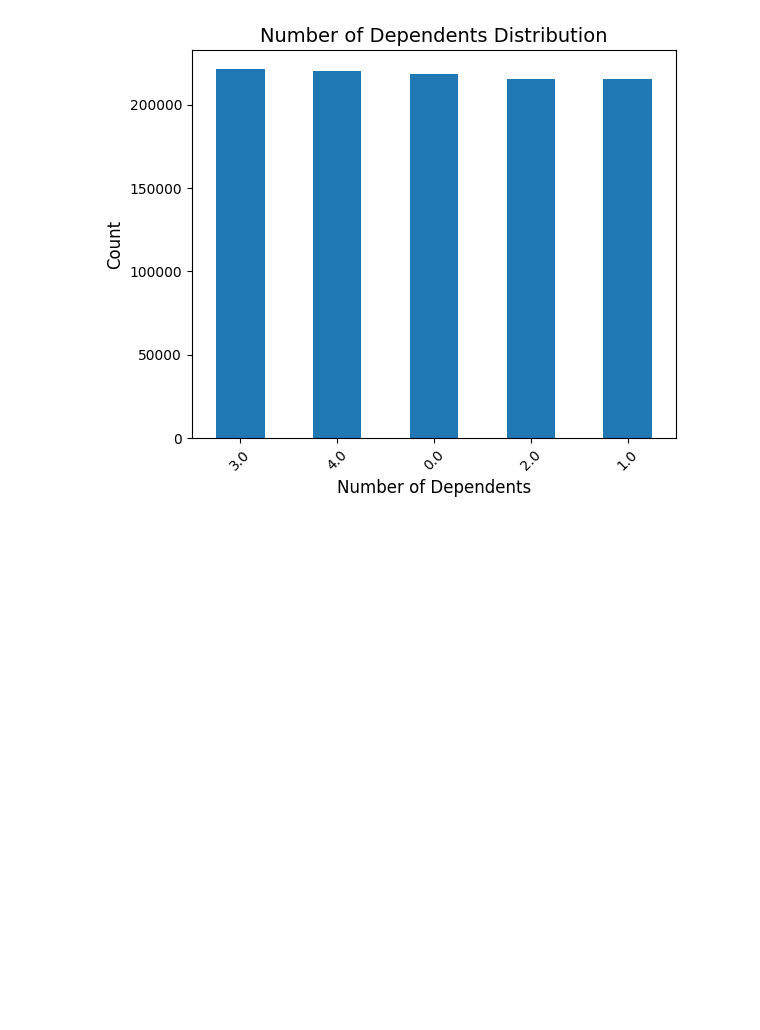
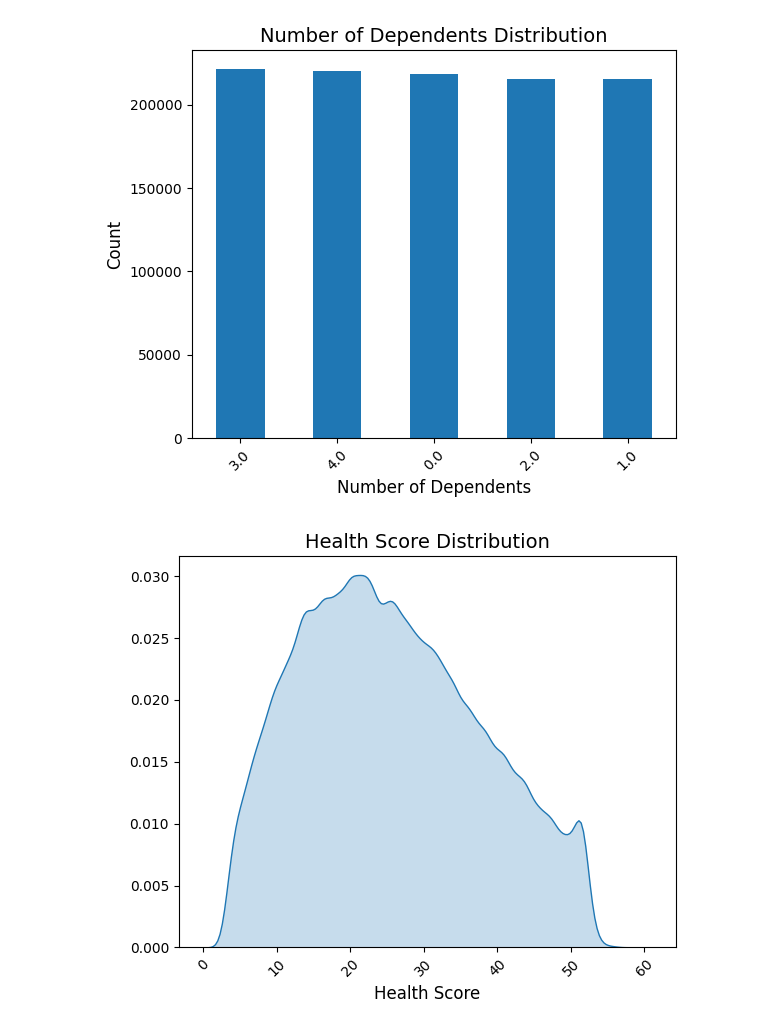
Before and after one commit to manvirbirak/Regression-with-an-Insurance-Dataset, a Jupyter notebook: Script.ipynb, the cells around one changed output. Drawn from its saved outputs; the diff is of its cells as text; code cells hidden in the pictures; blank space fills up the shorter version.

```diff
--- a/Script.ipynb
+++ b/Script.ipynb
@@ -152,3 +152,16 @@ plt.xticks(rotation=45)
 plt.tight_layout()
 # %% [output]
 [figure]
+# %%
+fig, ax = plt.subplots(figsize=(6, 5))
+
+train['Health Score'] = pd.to_numeric(train['Health Score'], errors='coerce')
+
+sns.kdeplot(train['Health Score'].dropna(), fill=True, bw_adjust=1)
+ax.set_title('Health Score Distribution', fontsize=14)
+ax.set_ylabel(' ', fontsize=12)
+ax.set_xlabel('Health Score', fontsize=12)
+plt.xticks(rotation=45)
+plt.tight_layout()
+# %% [output]
+[figure, added]
```
Also changed, not shown: parts of 15 cells of this notebook.
